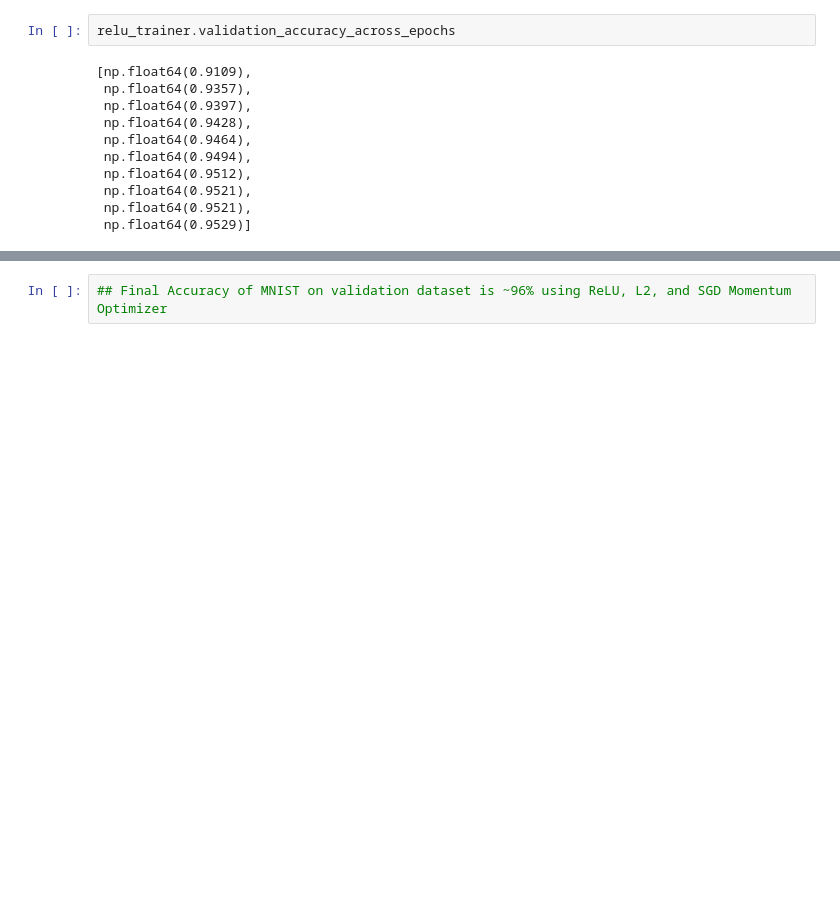
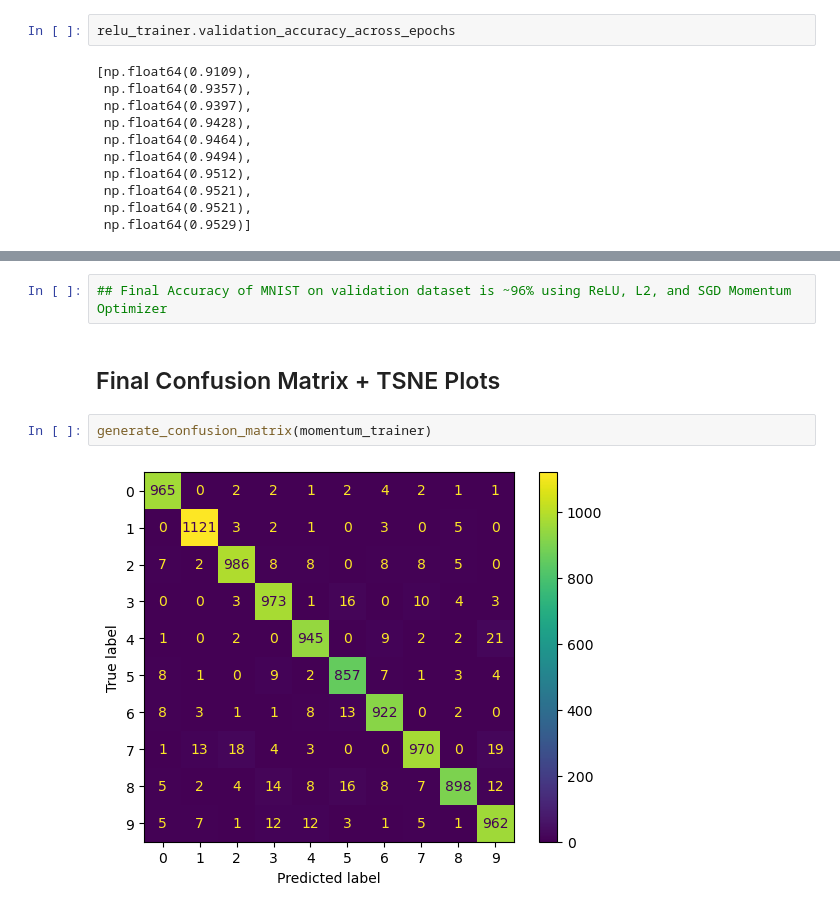
Before and after one commit to akshaydaf/neural-networks-python, a Jupyter notebook: experiments.ipynb, the cells around one changed output, grey strips where cells are left out. Drawn from its saved outputs; the diff is of its cells as text; blank space fills up the shorter version.

Commit message:
finish experiments on momentum

```diff
--- a/experiments.ipynb
+++ b/experiments.ipynb
@@ -162,2 +162,8 @@ momentum_trainer.validation_accuracy_across_epochs
-# %%
-## Final Accuracy of MNIST on validation dataset is ~96% using ReLU, L2, and SGD Momentum Optimizer
+# %%
+## Final Accuracy of MNIST on validation dataset is ~96% using ReLU, L2, and SGD Momentum Optimizer
+# %% [markdown]
+## Final Confusion Matrix + TSNE Plots
+# %%
+generate_confusion_matrix(momentum_trainer)
+# %% [output]
+[figure, added]
```
Also changed, not shown: parts of 4 cells of this notebook.
